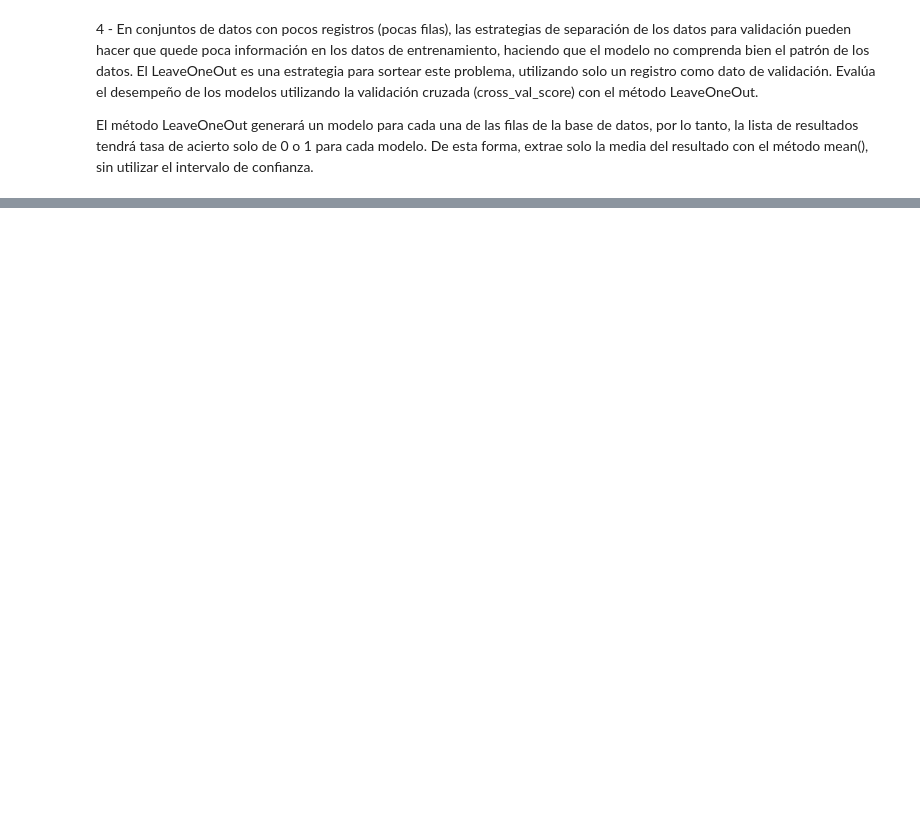
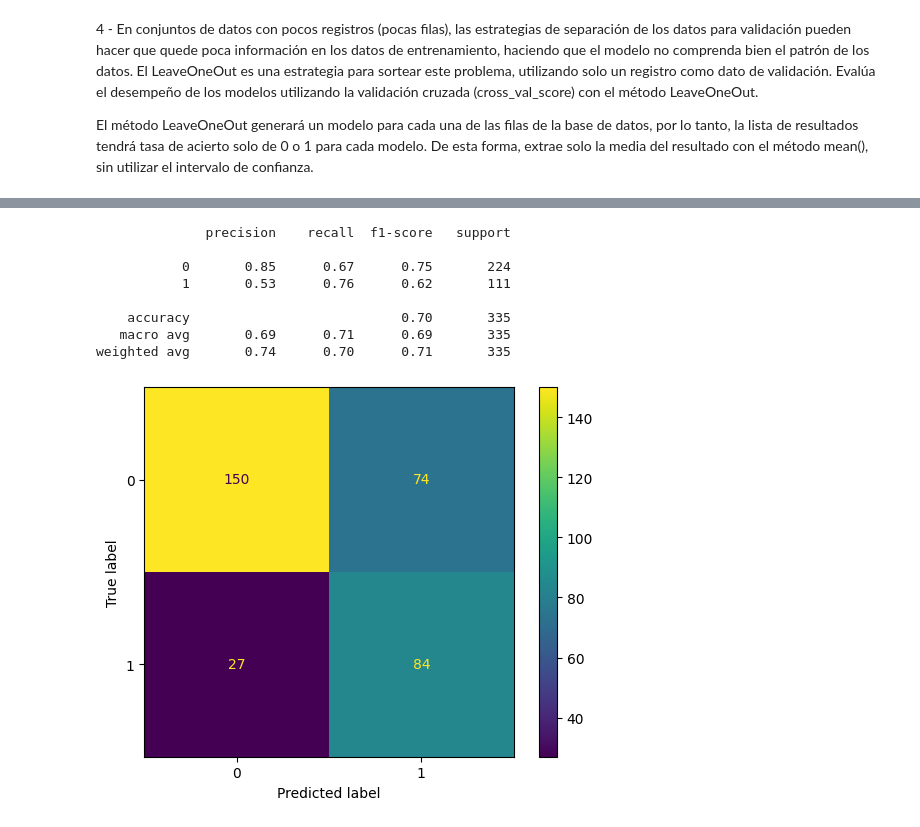
Before and after one commit to Luis1g/Validacion_de_modelos, a Jupyter notebook: Desafios/Desafios.ipynb, the cells around one changed output, grey strips where cells are left out. Saved outputs shown, nothing was run; the diff lists cells and outputs as text; code cells hidden in the pictures; blank space fills up the shorter version.

```diff
--- a/Desafios/Desafios.ipynb
+++ b/Desafios/Desafios.ipynb
@@ -208,0 +328,20 @@ Precisión media (Random Forest):0.7457627118644068
+# %%
+oversample = SMOTE()
+x_balanceado, y_balanceado = oversample.fit_resample(X, y)
+
+modelo = RandomForestClassifier(max_depth = 2)
+modelo.fit(x_balanceado, y_balanceado)
+y_previsto = modelo.predict(X_test)
+
+print(classification_report(y_test, y_previsto))
+ConfusionMatrixDisplay.from_predictions(y_test, y_previsto);
+# %% [output]
+              precision    recall  f1-score   support
+
+           0       0.85      0.67      0.75       224
+           1       0.53      0.76      0.62       111
+
+    accuracy                           0.70       335
+   macro avg       0.69      0.71      0.69       335
+weighted avg       0.74      0.70      0.71       335
+[figure, added]
```
Also changed, not shown: parts of 19 cells of this notebook.
